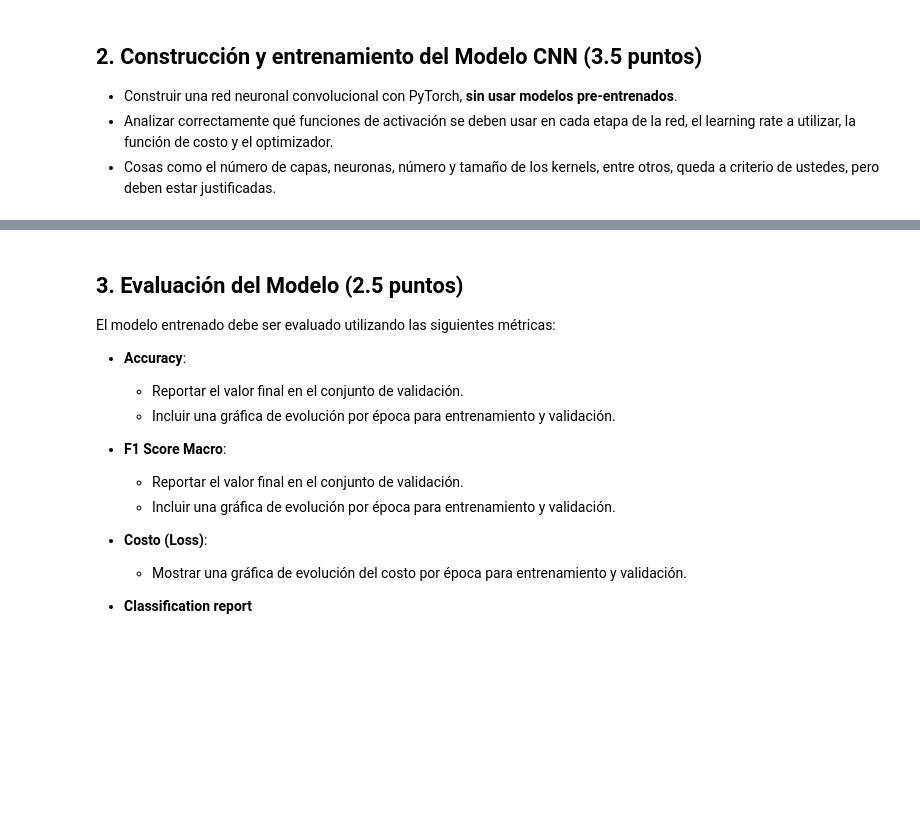
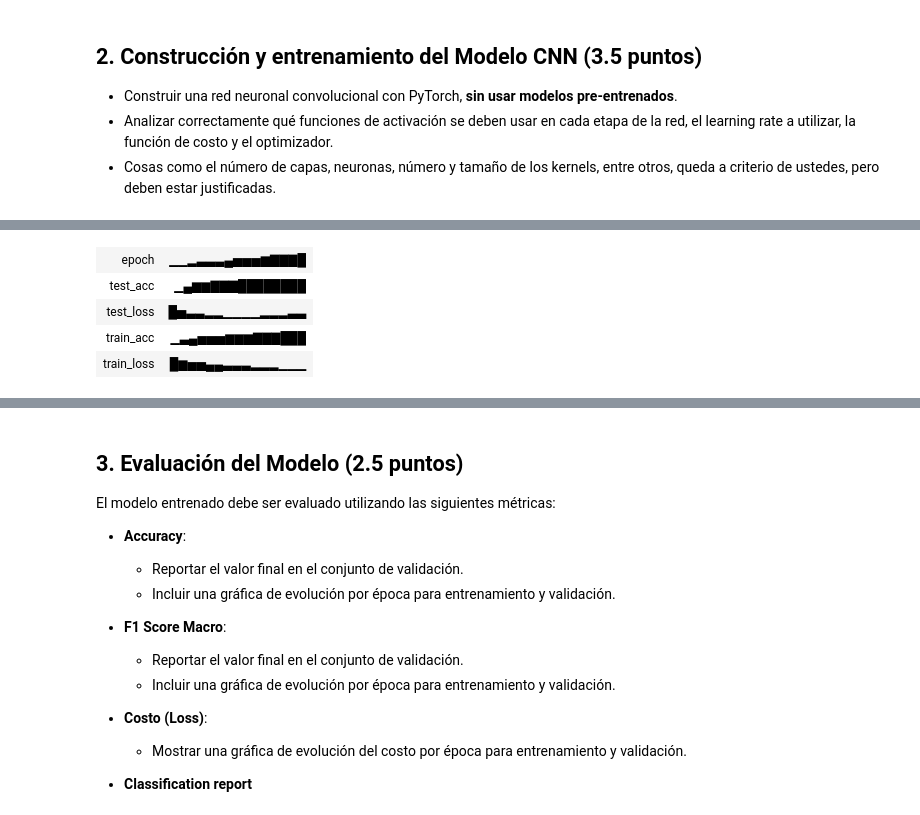
Before and after one commit to AndresMontesDeOca/Deep_Learning, a Jupyter notebook: MONTESDEOCA-ANDRES-DL-TP3-Co24.ipynb.ipynb, the cells around one changed output, grey strips where cells are left out. Saved outputs shown, nothing was run; the diff lists cells and outputs as text; code cells hidden in the pictures; blank space fills up the shorter version.

```diff
--- a/MONTESDEOCA-ANDRES-DL-TP3-Co24.ipynb.ipynb
+++ b/MONTESDEOCA-ANDRES-DL-TP3-Co24.ipynb.ipynb
@@ -348,16 +386,40 @@ Modelo cargado en el dispositivo: cuda
 # %%
 import time
+import wandb
 
 # Número de épocas
-num_epochs = 10
+num_epochs = 100
+
+# Configuración de Early Stopping
+patience = 5
+best_test_loss = float('inf')
+epochs_no_improve = 0
 
 # Listas para guardar el histórico y luego graficar (Punto 3)
 history_train_loss = []
-history_val_loss = []
+history_test_loss = []
 history_train_acc = []
-history_val_acc = []
+history_test_acc = []
 
-print("Iniciando el entrenamiento...")
+# ==============================================================================
+# WANDB: INICIALIZACIÓN DEL EXPERIMENTO
+# Generamos un nombre dinámico uniendo los números de los filtros (ej: cnn-16-32-64-128)
+nombre_corrida = f"cnn-{'-'.join(map(str, lista_filtros))}"
+
+wandb.init(
+    project="tp3-clasificador-emociones",
+    name=nombre_corrida,
+    config={
+        "epochs": num_epochs,
+        "patience": patience,
+        "learning_rate": 0.001, # El que pusimos en el optimizador Adam
+        "filtros": lista_filtros, # Guardamos la arquitectura exacta
+        "batch_size": 64 # El definido en el DataLoader
+    }
+)
+# ==============================================================================
+
+print(f"Iniciando el entrenamiento para el experimento: {nombre_corrida}...")
 for epoch in range(num_epochs):
     start_time = time.time()
 
@@ -387,36 +449,69 @@ for epoch in range(num_epochs):
     history_train_loss.append(epoch_train_loss)
     history_train_acc.append(epoch_train_acc)
 
-    # --- FASE DE VALIDACIÓN ---
+    # --- FASE DE TEST ---
     modelo.eval()
-    running_val_loss = 0.0
-    correct_val = 0
-    total_val_loop = 0
+    running_test_loss = 0.0
+    correct_test = 0
+    total_test_loop = 0
 
     with torch.no_grad():
-        for inputs, labels in val_loader:
+        for inputs, labels in test_loader:
             inputs, labels = inputs.to(device), labels.to(device)
             outputs = modelo(inputs)
             loss = criterion(outputs, labels)
 
-            running_val_loss += loss.item() * inputs.size(0)
+            running_test_loss += loss.item() * inputs.size(0)
             _, predicted = torch.max(outputs.data, 1)
-            total_val_loop += labels.size(0)
-            correct_val += (predicted == labels).sum().item()
+            total_test_loop += labels.size(0)
+            correct_test += (predicted == labels).sum().item()
 
-    epoch_val_loss = running_val_loss / len(val_loader.dataset)
-    epoch_val_acc = correct_val / total_val_loop
+    epoch_test_loss = running_test_loss / len(test_loader.dataset)
+    epoch_test_acc = correct_test / total_test_loop
 
-    history_val_loss.append(epoch_val_loss)
-    history_val_acc.append(epoch_val_acc)
+    history_test_loss.append(epoch_test_loss)
+    history_test_acc.append(epoch_test_acc)
 
     end_time = time.time()
 
     # Imprimir resultados de la época
     print(f"Epoch [{epoch+1}/{num_epochs}] - Tiempo: {end_time - start_time:.2f}s")
     print(f"Train Loss: {epoch_train_loss:.4f} | Train Acc: {epoch_train_acc:.4f}")
-    print(f"Val Loss: {epoch_val_loss:.4f} | Val Acc: {epoch_val_acc:.4f}")
+    print(f"Test Loss: {epoch_test_loss:.4f} | Test Acc: {epoch_test_acc:.4f}")
+
+    # ==========================================================================
+    # WANDB: REGISTRO DE MÉTRICAS (LOGGING)
+    # ==========================================================================
+    wandb.log({
+        "epoch": epoch + 1,
+        "train_loss": epoch_train_loss,
+        "train_acc": epoch_train_acc,
+        "test_loss": epoch_test_loss,
+        "test_acc": epoch_test_acc
+    })
+
+    # --- EARLY STOPPING ---
+    if epoch_test_loss < best_test_loss:
+        best_test_loss = epoch_test_loss
+        epochs_no_improve = 0
+        # Guardamos los mejores pesos
+        torch.save(modelo.state_dict(), 'best_model.pth')
+    else:
+        epochs_no_improve += 1
+        print(f"EarlyStopping patience: {epochs_no_improve}/{patience}")
+        if epochs_no_improve >= patience:
+            print("Early stopping disparado. Deteniendo entrenamiento.")
+            break
+
     print("-"*50)
 
+# Cargar los mejores pesos antes de finalizar
+print("Cargando los pesos del mejor modelo...")
+modelo.load_state_dict(torch.load('best_model.pth'))
 print("¡Entrenamiento finalizado!")
+
+# ==============================================================================
+# WANDB: FINALIZAR EJECUCIÓN
+# ==============================================================================
+wandb.finish()
 # %% [output]
@@ -439,0 +543,5 @@ Val Loss: 0.1575 | Val Acc: 0.9381
+| epoch | ▁▁▂▃▃▃▄▅▅▅▆▇▇▇█ |
+| test_acc | ▁▄▆▆▇▇▇████████ |
+| test_loss | █▅▃▃▂▂▁▁▁▁▂▂▂▃▃ |
+| train_acc | ▁▃▄▅▅▅▆▆▆▇▇▇███ |
+| train_loss | █▆▅▅▄▄▃▃▃▂▂▂▁▁▁ |
```
Also changed, not shown: parts of 8 cells of this notebook.
